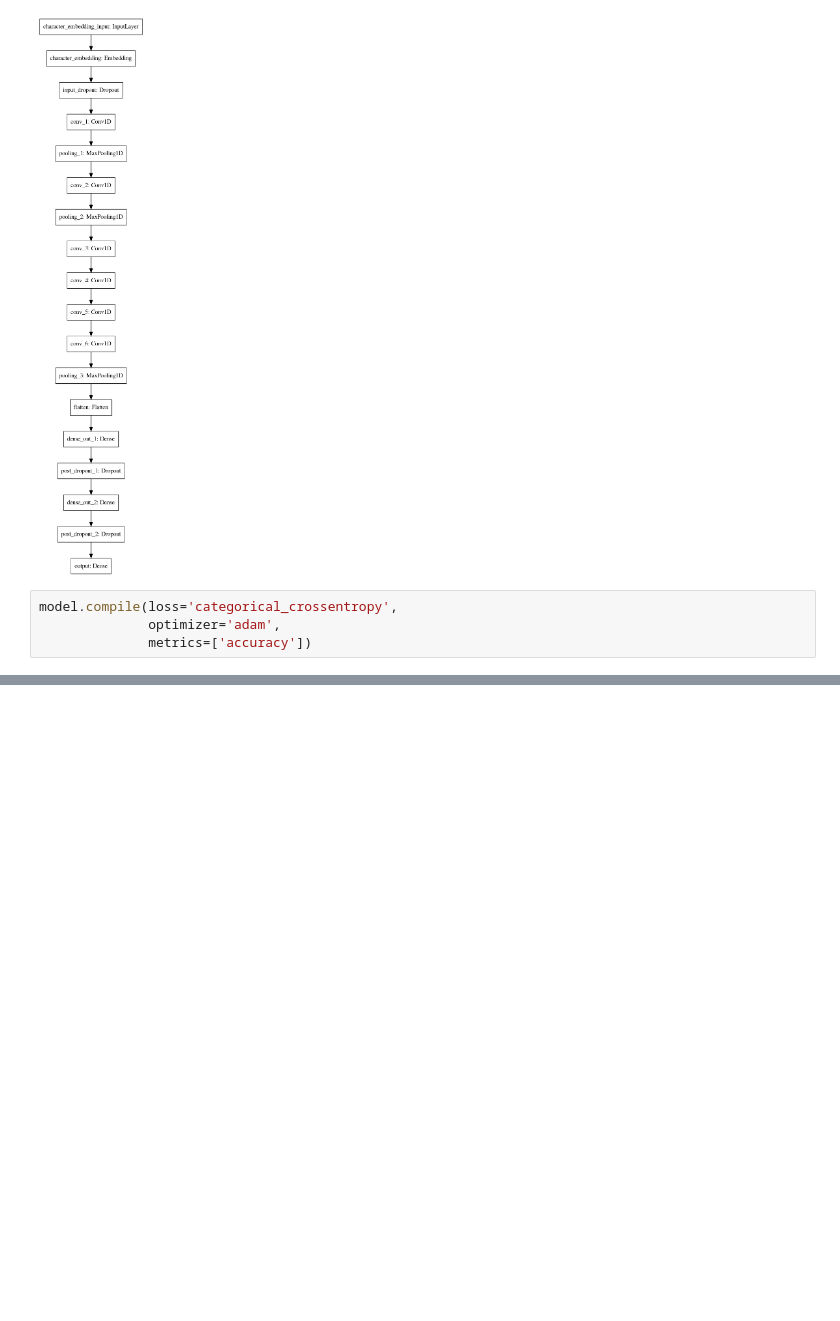
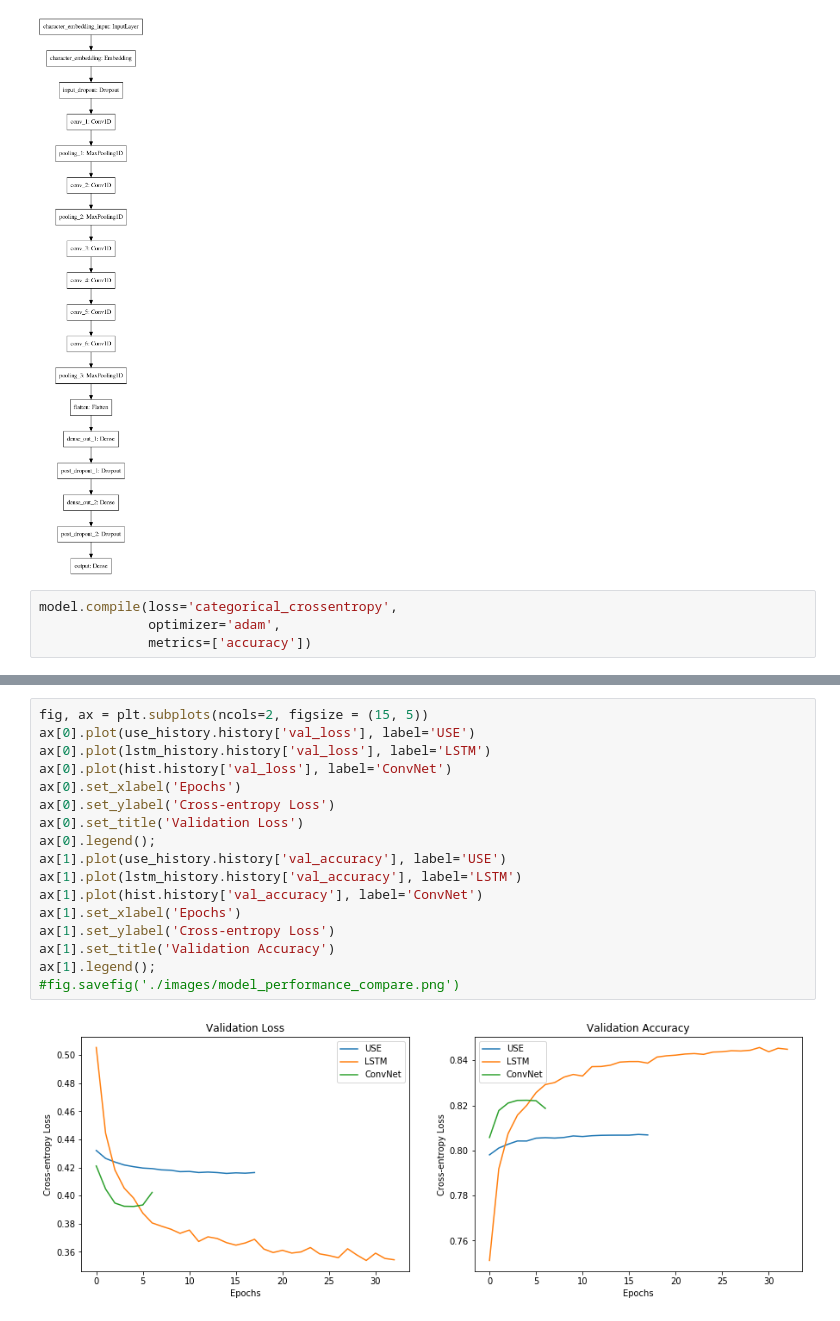
Before and after one commit to sjmiller8182/character-convolutions-classification, a Jupyter notebook: character-convolution-tutorial.ipynb, the cells around one changed output, grey strips where cells are left out. Saved outputs shown, nothing was run; the diff lists cells and outputs as text; blank space fills up the shorter version.

```diff
--- a/character-convolution-tutorial.ipynb
+++ b/character-convolution-tutorial.ipynb
@@ -238,0 +452,19 @@ Two other models are used for comparison: a bidirectional LSTM and the [Universa
+# %%
+fig, ax = plt.subplots(ncols=2, figsize = (15, 5))
+ax[0].plot(use_history.history['val_loss'], label='USE')
+ax[0].plot(lstm_history.history['val_loss'], label='LSTM')
+ax[0].plot(hist.history['val_loss'], label='ConvNet')
+ax[0].set_xlabel('Epochs')
+ax[0].set_ylabel('Cross-entropy Loss')
+ax[0].set_title('Validation Loss')
+ax[0].legend();
+ax[1].plot(use_history.history['val_accuracy'], label='USE')
+ax[1].plot(lstm_history.history['val_accuracy'], label='LSTM')
+ax[1].plot(hist.history['val_accuracy'], label='ConvNet')
+ax[1].set_xlabel('Epochs')
+ax[1].set_ylabel('Cross-entropy Loss')
+ax[1].set_title('Validation Accuracy')
+ax[1].legend();
+#fig.savefig('./images/model_performance_compare.png')
+# %% [output]
+[figure, added]
```
Also changed, not shown: parts of 25 cells of this notebook, 4 other files.
